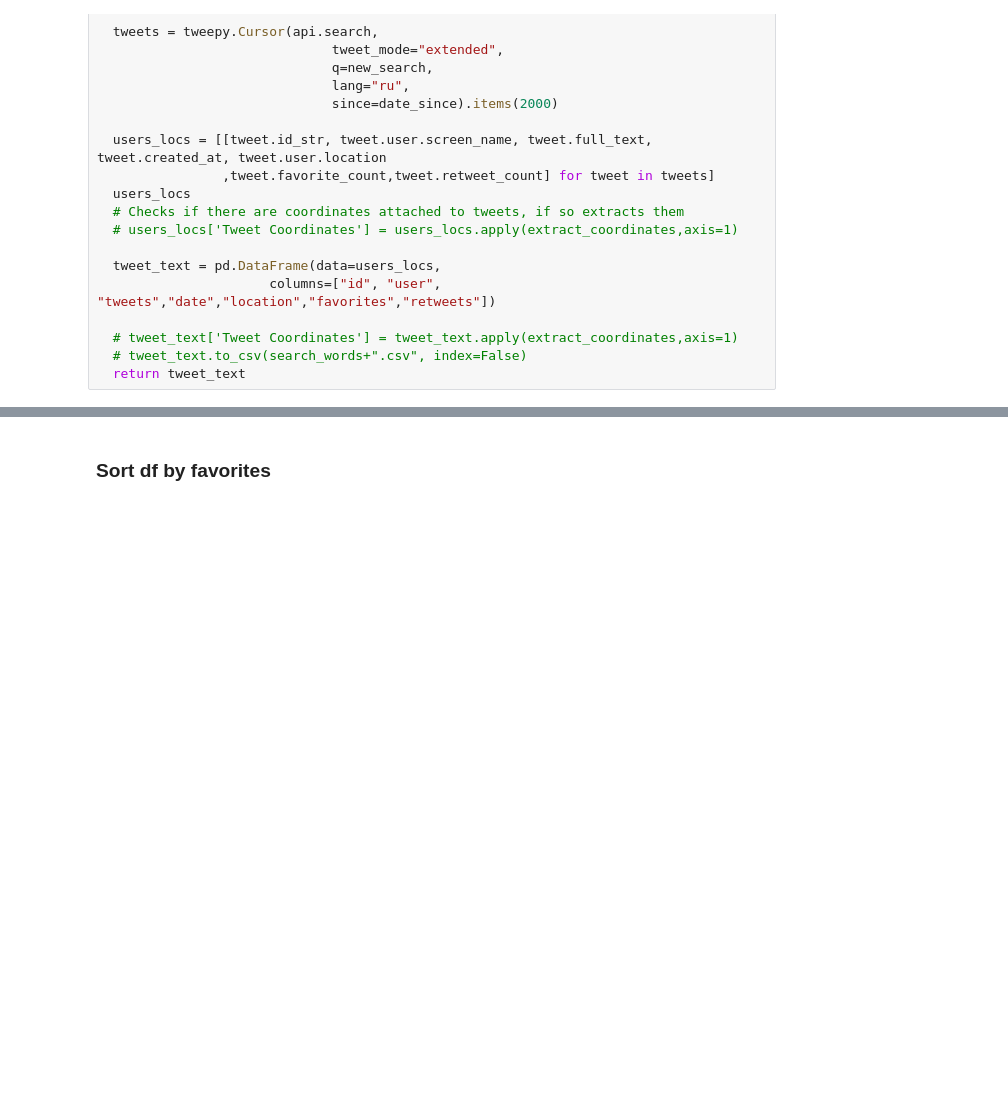
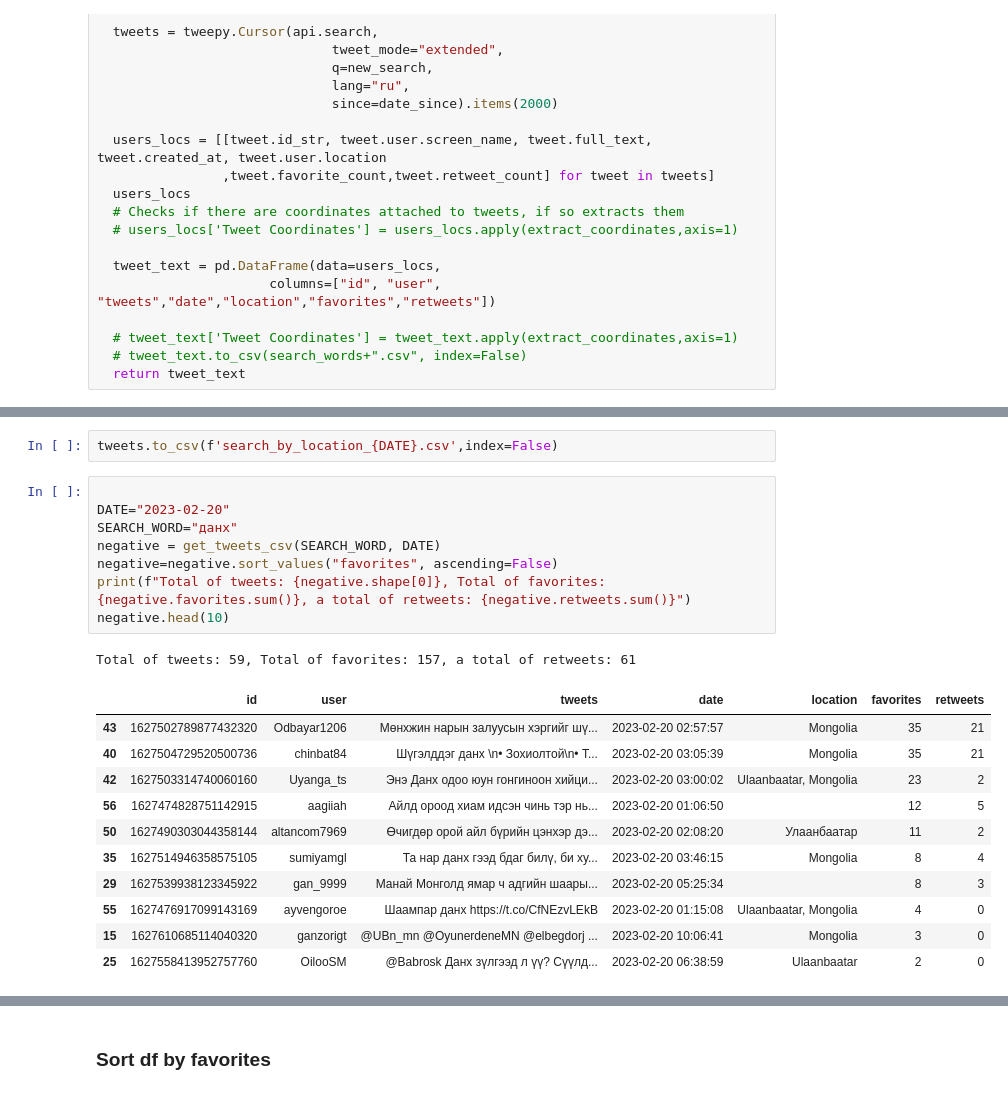
Before and after one commit to byambaa1982/mongol_tweets, a Jupyter notebook: tweets.ipynb, the cells around one changed output, grey strips where cells are left out. Saved outputs shown, nothing was run; the diff lists cells and outputs as text; blank space fills up the shorter version.

```diff
--- a/tweets.ipynb
+++ b/tweets.ipynb
@@ -80,0 +188,23 @@ def get_tweets_csv(search_words, date_since):
+# %%
+tweets.to_csv(f'search_by_location_{DATE}.csv',index=False)
+# %%
+
+DATE="2023-02-20"
+SEARCH_WORD="данх"
+negative = get_tweets_csv(SEARCH_WORD, DATE)
+negative=negative.sort_values("favorites", ascending=False)
+print(f"Total of tweets: {negative.shape[0]}, Total of favorites: {negative.favorites.sum()}, a total of retweets: {negative.retweets.sum()}")
+negative.head(10)
+# %% [output]
+Total of tweets: 59, Total of favorites: 157, a total of retweets: 61
+|  | id | user | tweets | date | location | favorites | retweets |
+| 43 | 1627502789877432320 | Odbayar1206 | Мөнхжин нарын залуусын хэргийг шү... | 2023-02-20 02:57:57 | Mongolia | 35 | 21 |
+| 40 | 1627504729520500736 | chinbat84 | Шүгэлддэг данх \n• Зохиолтой\n• Т... | 2023-02-20 03:05:39 | Mongolia | 35 | 21 |
+| 42 | 1627503314740060160 | Uyanga_ts | Энэ Данх одоо юун гонгиноон хийци... | 2023-02-20 03:00:02 | Ulaanbaatar, Mongolia | 23 | 2 |
+| 56 | 1627474828751142915 | aagiiah | Айлд ороод хиам идсэн чинь тэр нь... | 2023-02-20 01:06:50 |  | 12 | 5 |
+| 50 | 1627490303044358144 | altancom7969 | Өчигдөр орой айл бүрийн цэнхэр дэ... | 2023-02-20 02:08:20 | Улаанбаатар | 11 | 2 |
+| 35 | 1627514946358575105 | sumiyamgl | Та нар данх гээд бдаг билү, би ху... | 2023-02-20 03:46:15 | Mongolia | 8 | 4 |
+| 29 | 1627539938123345922 | gan_9999 | Манай Монголд ямар ч адгийн шаары... | 2023-02-20 05:25:34 |  | 8 | 3 |
+| 55 | 1627476917099143169 | ayvengoroe | Шаампар данх https://t.co/CfNEzvLEkB | 2023-02-20 01:15:08 | Ulaanbaatar, Mongolia | 4 | 0 |
+| 15 | 1627610685114040320 | ganzorigt | @UBn_mn @OyunerdeneMN @elbegdorj ... | 2023-02-20 10:06:41 | Mongolia | 3 | 0 |
+| 25 | 1627558413952757760 | OilooSM | @Babrosk Данх зүлгээд л үү? Сүүлд... | 2023-02-20 06:38:59 | Ulaanbaatar | 2 | 0 |
```
Also changed, not shown: parts of 22 cells of this notebook.
